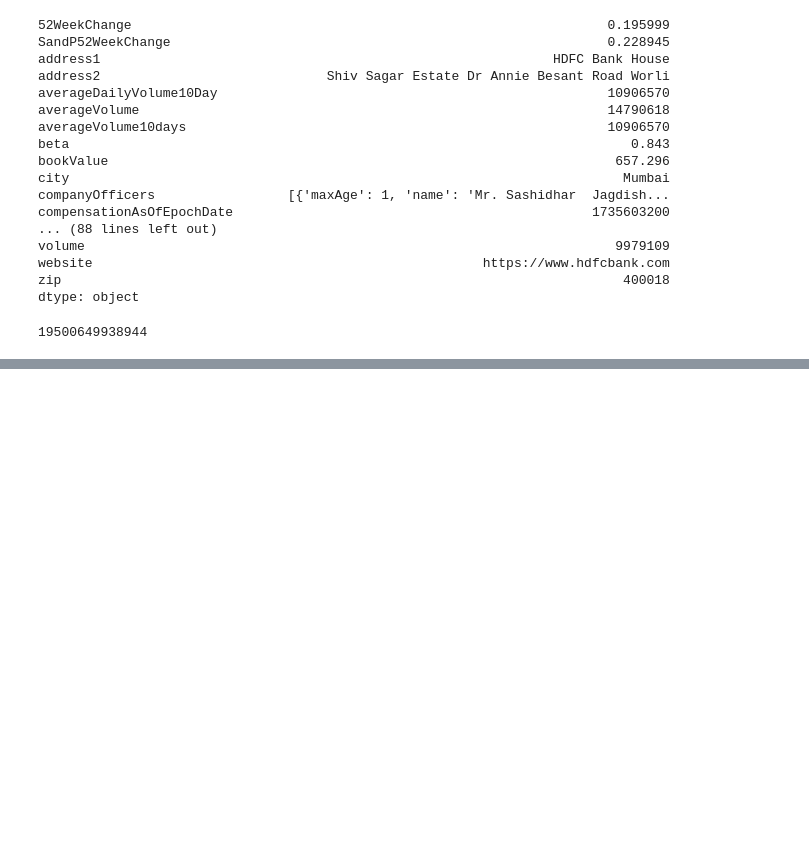
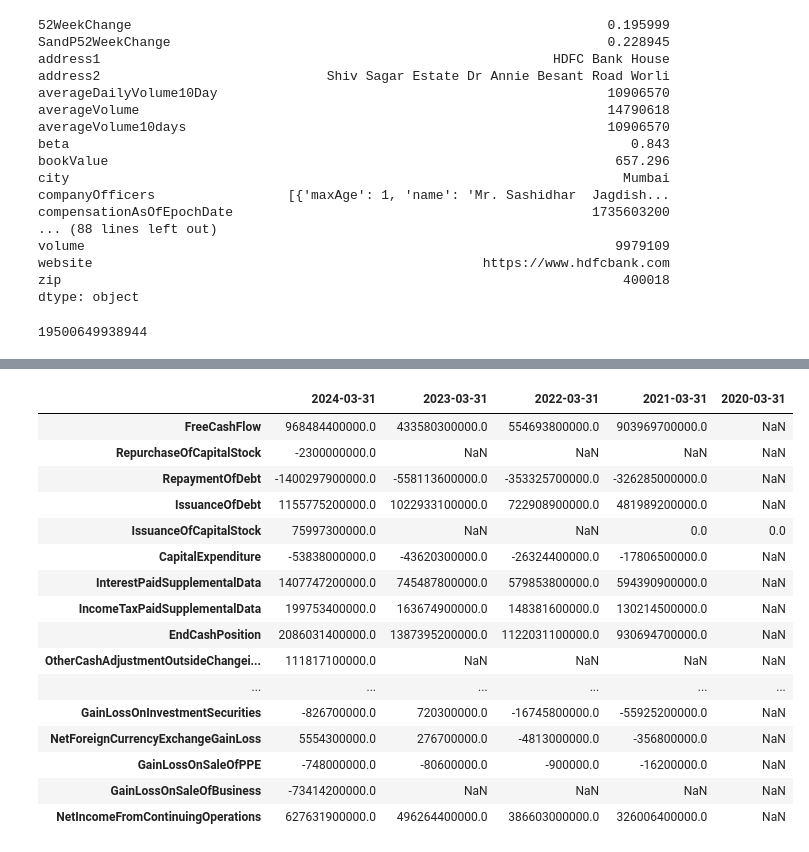
Before and after one commit to barnwalp/algorithmic_trading, a Jupyter notebook: Equity_Analysis_Advanced.ipynb, the cells around one changed output, grey strips where cells are left out. Saved outputs shown, nothing was run; the diff lists cells and outputs as text; code cells hidden in the pictures; blank space fills up the shorter version.

```diff
--- a/Equity_Analysis_Advanced.ipynb
+++ b/Equity_Analysis_Advanced.ipynb
@@ -73,0 +118,21 @@ plt.show()
+# %%
+cash_flow = hdfc.get_cash_flow()
+cash_flow
+# %% [output]
+|  | 2024-03-31 | 2023-03-31 | 2022-03-31 | 2021-03-31 | 2020-03-31 |
+| FreeCashFlow | 968484400000.0 | 433580300000.0 | 554693800000.0 | 903969700000.0 | NaN |
+| RepurchaseOfCapitalStock | -2300000000.0 | NaN | NaN | NaN | NaN |
+| RepaymentOfDebt | -1400297900000.0 | -558113600000.0 | -353325700000.0 | -326285000000.0 | NaN |
+| IssuanceOfDebt | 1155775200000.0 | 1022933100000.0 | 722908900000.0 | 481989200000.0 | NaN |
+| IssuanceOfCapitalStock | 75997300000.0 | NaN | NaN | 0.0 | 0.0 |
+| CapitalExpenditure | -53838000000.0 | -43620300000.0 | -26324400000.0 | -17806500000.0 | NaN |
+| InterestPaidSupplementalData | 1407747200000.0 | 745487800000.0 | 579853800000.0 | 594390900000.0 | NaN |
+| IncomeTaxPaidSupplementalData | 199753400000.0 | 163674900000.0 | 148381600000.0 | 130214500000.0 | NaN |
+| EndCashPosition | 2086031400000.0 | 1387395200000.0 | 1122031100000.0 | 930694700000.0 | NaN |
+| OtherCashAdjustmentOutsideChangei... | 111817100000.0 | NaN | NaN | NaN | NaN |
+| ... | ... | ... | ... | ... | ... |
+| GainLossOnInvestmentSecurities | -826700000.0 | 720300000.0 | -16745800000.0 | -55925200000.0 | NaN |
+| NetForeignCurrencyExchangeGainLoss | 5554300000.0 | 276700000.0 | -4813000000.0 | -356800000.0 | NaN |
+| GainLossOnSaleOfPPE | -748000000.0 | -80600000.0 | -900000.0 | -16200000.0 | NaN |
+| GainLossOnSaleOfBusiness | -73414200000.0 | NaN | NaN | NaN | NaN |
+| NetIncomeFromContinuingOperations | 627631900000.0 | 496264400000.0 | 386603000000.0 | 326006400000.0 | NaN |
```
Also changed, not shown: parts of 5 cells of this notebook.
